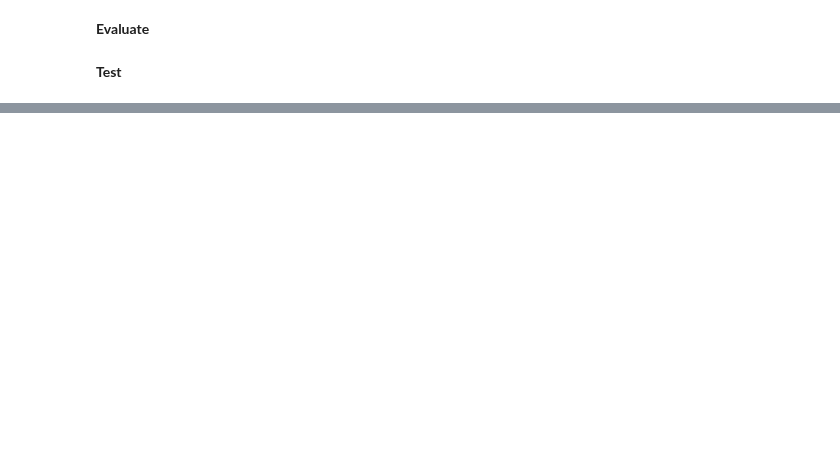
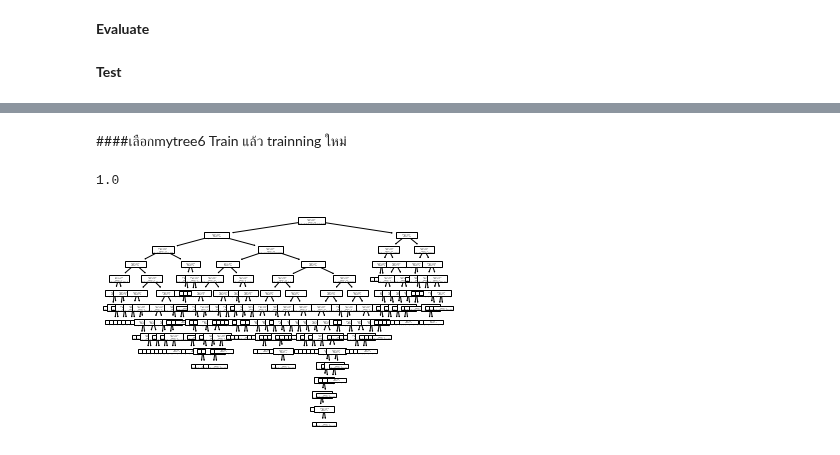
Before and after one commit to nichakornchaisuwan/DWDM21, a Jupyter notebook: Chapter7_Classification_(Decision_Tree).ipynb, the cells around one changed output, grey strips where cells are left out. Cells and saved outputs as stored; diff of their text form; code cells hidden in the pictures; blank space fills up the shorter version.

Commit message:
Accuracy = 1.0

```diff
--- a/Chapter7_Classification_(Decision_Tree).ipynb
+++ b/Chapter7_Classification_(Decision_Tree).ipynb
@@ -428,0 +429,13 @@ accuracy_score(Y_val, mytree6_result )
+# %% [markdown]
+####เลือกmytree6  Train แล้ว trainning ใหม่
+# %%
+from sklearn.tree import DecisionTreeClassifier
+mytree6final = DecisionTreeClassifier(splitter='random',random_state=6)
+mytree6final.fit(X_train,Y_train)
+plot_tree(mytree6final);
+from sklearn.metrics import accuracy_score
+mytree6final_result = mytree6final.predict(X_val)
+accuracy_score(Y_val, mytree6final_result )
+# %% [output]
+1.0
+[figure, added]
```
Also changed, not shown: parts of 9 cells of this notebook.
